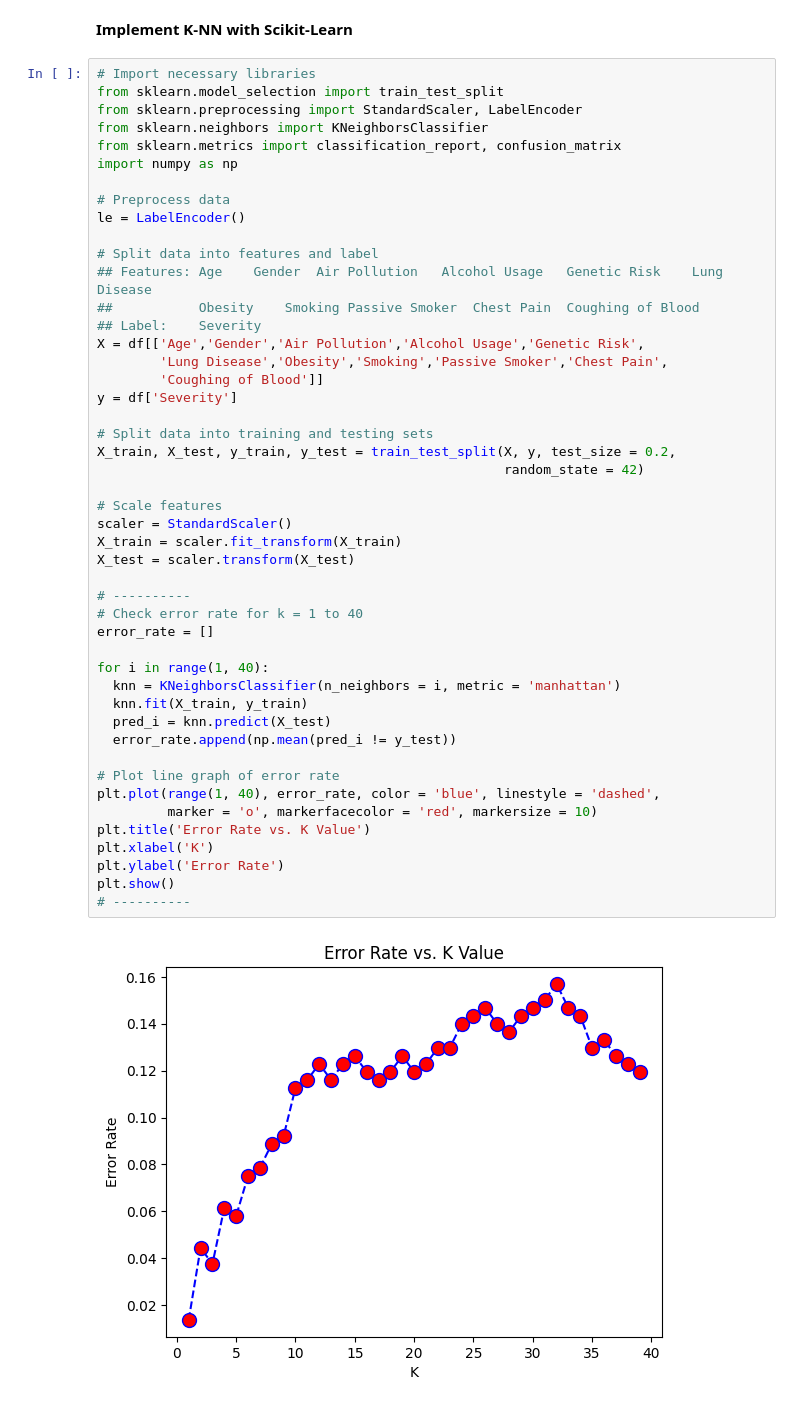
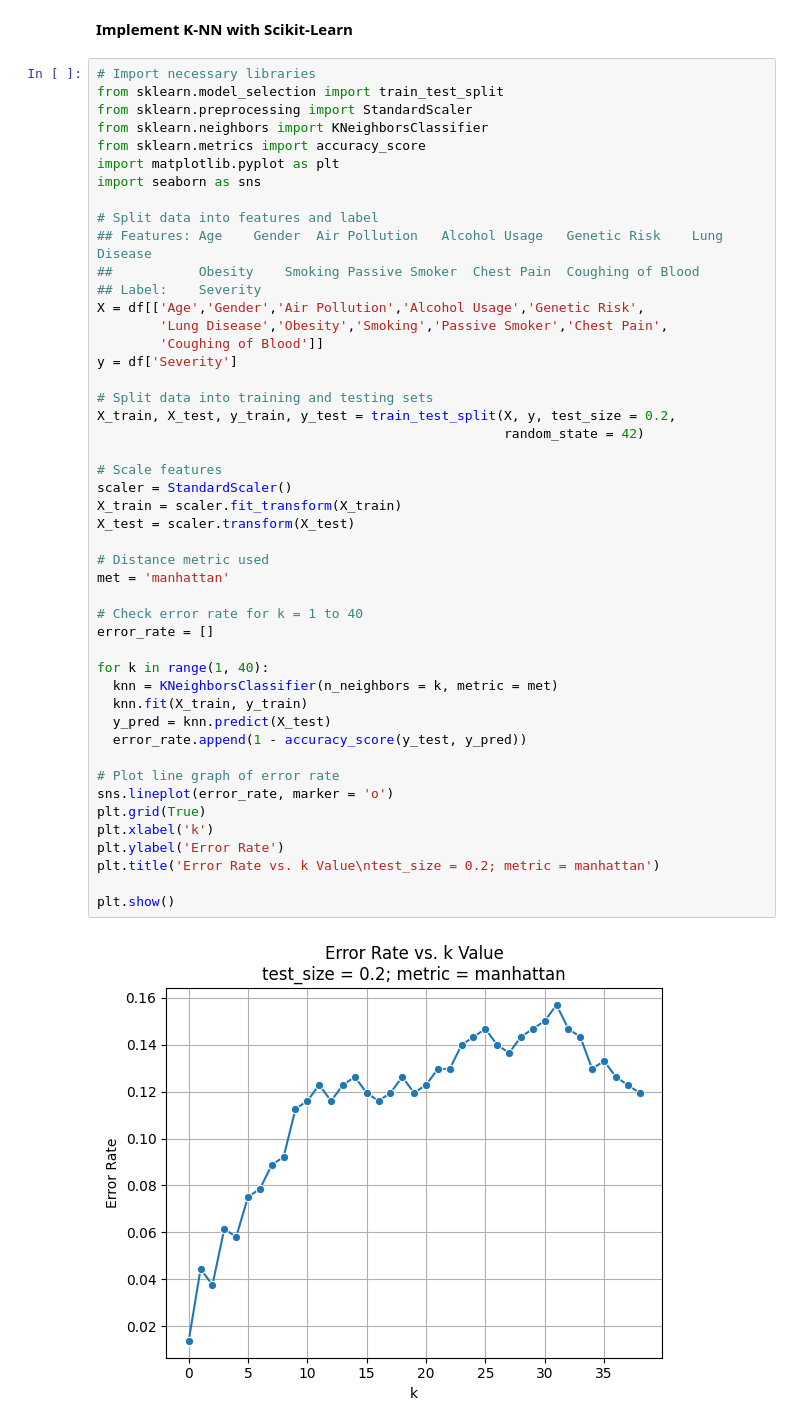
Before and after one commit to andysontran/health-factors-ml-pred, a Jupyter notebook: 2_CHL5230_F23.ipynb, the cells around one changed output. Drawn from its saved outputs; the diff is of its cells as text.

Commit message:
Updated figures

```diff
--- a/2_CHL5230_F23.ipynb
+++ b/2_CHL5230_F23.ipynb
@@ -115,52 +115,52 @@ draw_histograms(df, df.columns, 3, 4)
 # %%
 # Import necessary libraries
 from sklearn.model_selection import train_test_split
-from sklearn.preprocessing import StandardScaler, LabelEncoder
+from sklearn.preprocessing import StandardScaler
 from sklearn.neighbors import KNeighborsClassifier
-from sklearn.metrics import classification_report, confusion_matrix
-import numpy as np
-
-# Preprocess data
-le = LabelEncoder()
+from sklearn.metrics import accuracy_score
+import matplotlib.pyplot as plt
+import seaborn as sns
 
 # Split data into features and label
 ## Features: Age	Gender	Air Pollution	Alcohol Usage	Genetic Risk	Lung Disease
 ##           Obesity	Smoking	Passive Smoker	Chest Pain	Coughing of Blood
 ## Label:    Severity
 X = df[['Age','Gender','Air Pollution','Alcohol Usage','Genetic Risk',
         'Lung Disease','Obesity','Smoking','Passive Smoker','Chest Pain',
         'Coughing of Blood']]
 y = df['Severity']
 
 # Split data into training and testing sets
 X_train, X_test, y_train, y_test = train_test_split(X, y, test_size = 0.2,
                                                     random_state = 42)
 
 # Scale features
 scaler = StandardScaler()
 X_train = scaler.fit_transform(X_train)
 X_test = scaler.transform(X_test)
 
-# ----------
+# Distance metric used
+met = 'manhattan'
+
 # Check error rate for k = 1 to 40
 error_rate = []
 
-for i in range(1, 40):
-  knn = KNeighborsClassifier(n_neighbors = i, metric = 'manhattan')
+for k in range(1, 40):
+  knn = KNeighborsClassifier(n_neighbors = k, metric = met)
   knn.fit(X_train, y_train)
-  pred_i = knn.predict(X_test)
-  error_rate.append(np.mean(pred_i != y_test))
+  y_pred = knn.predict(X_test)
+  error_rate.append(1 - accuracy_score(y_test, y_pred))
 
 # Plot line graph of error rate
-plt.plot(range(1, 40), error_rate, color = 'blue', linestyle = 'dashed',
-         marker = 'o', markerfacecolor = 'red', markersize = 10)
-plt.title('Error Rate vs. K Value')
-plt.xlabel('K')
+sns.lineplot(error_rate, marker = 'o')
+plt.grid(True)
+plt.xlabel('k')
 plt.ylabel('Error Rate')
+plt.title('Error Rate vs. k Value\ntest_size = 0.2; metric = manhattan')
+
 plt.show()
-# ----------
 # %% [output]
-[figure, old version]
+[figure, new version]
 # %%
 # Import necessary libraries
 from sklearn.model_selection import train_test_split
```
Also changed, not shown: parts of 4 cells of this notebook.
